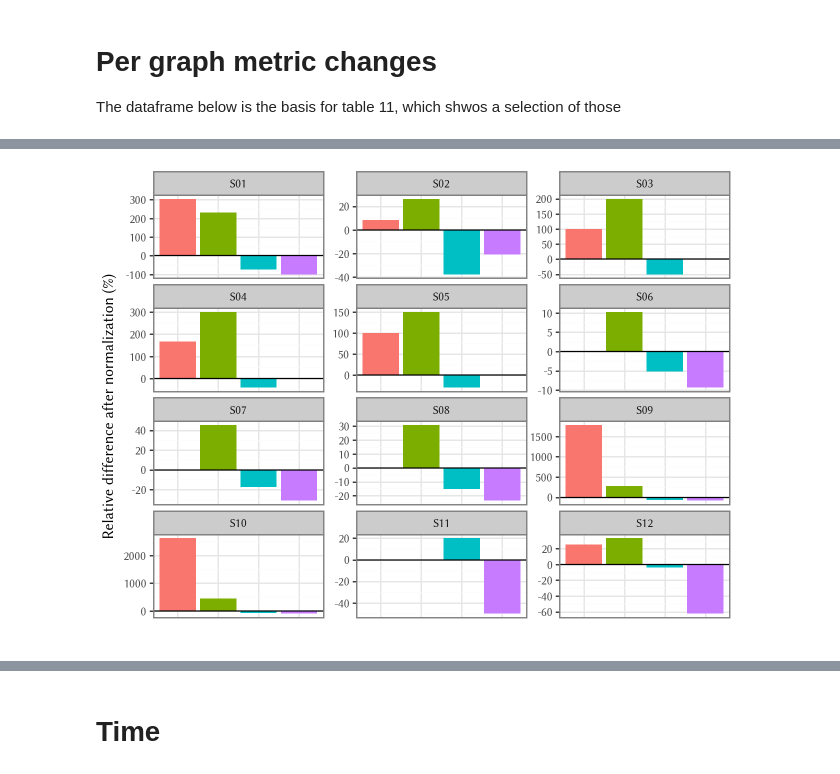
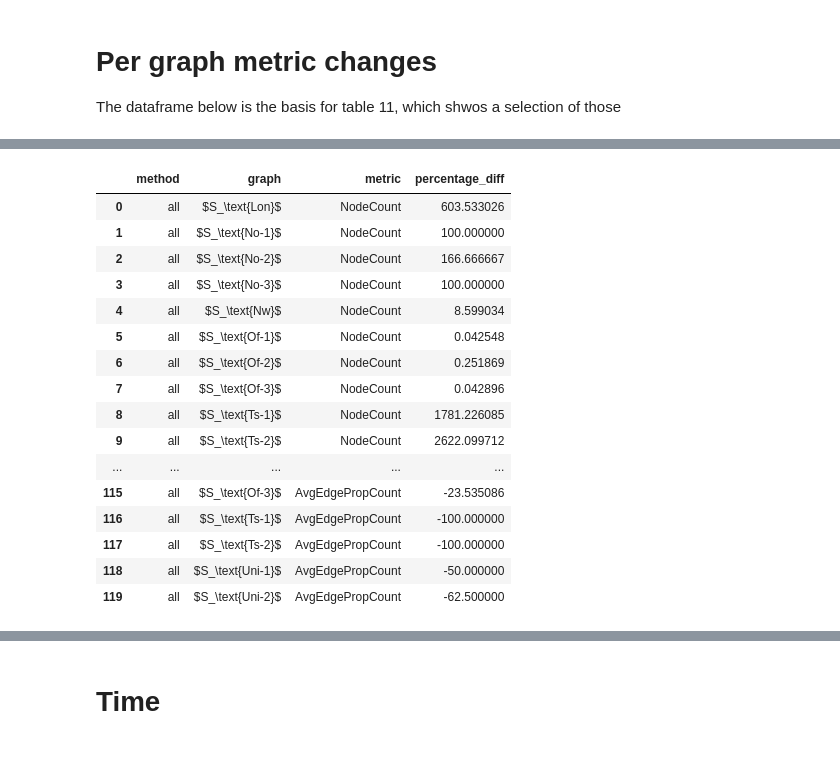
Before and after one commit to dmki-tuwien/lpg-normalization, a Jupyter notebook: evaluation_tables_and_figures.ipynb, the cells around one changed output, grey strips where cells are left out. Cells and saved outputs as stored; diff of their text form; code cells hidden in the pictures.

```diff
--- a/evaluation_tables_and_figures.ipynb
+++ b/evaluation_tables_and_figures.ipynb
@@ -112,37 +136,51 @@ plot_df
 144 rows × 4 columns
 # %%
-method_order = (
-    plot_df.groupby('method')['percentage_diff']
-    .mean()
-    .sort_values(ascending=True)
-    .index.tolist()
-)
-#plot_df['method'] = pd.Categorical(plot_df['method'], categories=method_order, ordered=True)
-plot_df["graph"] = plot_df["graph"].str.slice(0,3)
+plot_df["metric"] = plot_df["metric"].str.slice(8,)
+
+plot_df["percentage_diff"] = plot_df["percentage_diff"].fillna(0)
 plot1_df=plot_df[(plot_df["method"]=="all")]
-plot2_df=plot_df[(plot_df["method"]=="edge-left") & ((plot_df["graph"].str.contains("S01")) | (plot_df["graph"].str.contains("S10")) | (plot_df["graph"].str.contains("S09")))]
-plot3_df=plot_df[(plot_df["method"]=="node-left") & ((plot_df["graph"].str.contains("S01")) | (plot_df["graph"].str.contains("S10")) | (plot_df["graph"].str.contains("S09")))]
+plot2_df=plot_df[(plot_df["method"]=="edge-left") & ((plot_df["graph"].str.contains("Lon")) | (plot_df["graph"].str.contains("Ts-")))]
+plot3_df=plot_df[(plot_df["method"]=="node-left") & ((plot_df["graph"].str.contains("Lon")) | (plot_df["graph"].str.contains("Ts-")))]
+
+plot1_df
+# %% [output]
+|  | method | graph | metric | percentage_diff |
+| 0 | all | $S_\text{Lon}$ | NodeCount | 603.533026 |
+| 1 | all | $S_\text{No-1}$ | NodeCount | 100.000000 |
+| 2 | all | $S_\text{No-2}$ | NodeCount | 166.666667 |
+| 3 | all | $S_\text{No-3}$ | NodeCount | 100.000000 |
+| 4 | all | $S_\text{Nw}$ | NodeCount | 8.599034 |
+| 5 | all | $S_\text{Of-1}$ | NodeCount | 0.042548 |
+| 6 | all | $S_\text{Of-2}$ | NodeCount | 0.251869 |
+| 7 | all | $S_\text{Of-3}$ | NodeCount | 0.042896 |
+| 8 | all | $S_\text{Ts-1}$ | NodeCount | 1781.226085 |
+| 9 | all | $S_\text{Ts-2}$ | NodeCount | 2622.099712 |
+| ... | ... | ... | ... | ... |
+| 115 | all | $S_\text{Of-3}$ | AvgEdgePropCount | -23.535086 |
+| 116 | all | $S_\text{Ts-1}$ | AvgEdgePropCount | -100.000000 |
+| 117 | all | $S_\text{Ts-2}$ | AvgEdgePropCount | -100.000000 |
+| 118 | all | $S_\text{Uni-1}$ | AvgEdgePropCount | -50.000000 |
+| 119 | all | $S_\text{Uni-2}$ | AvgEdgePropCount | -62.500000 |
 # %%
 plot1 = (
-    ggplot(plot1_df, aes(x='metric', y='percentage_diff', fill='metric'))
-    + geom_col()
+    ggplot(plot1_df, aes(x='graph', y='percentage_diff', fill='metric'))
+    + geom_col(color="black", position='dodge', width=0.5)
     + geom_hline(yintercept=0, color="black")
-    + facet_wrap('graph', scales='free_y', ncol=3)
+    + scale_fill_grey(start=0.9, end=0.3)
+    + scale_y_continuous(trans="symlog", limits=(-100,3000))
+    + facet_wrap('metric', scales='free_y', ncol=1)
     + labs(
-   #     subtitle="0% represents the denormalized baseline",
-        y="Relative difference after normalization (%)",
+        y="Percentual change to the per-graph metrics on a logarithmic scale (%)",
         x=" ",
         fill="Statistic"
     )
     + theme_bw()
     + theme(text=element_text(family='Libertinus Sans'),
             plot_background=element_rect(fill='white'),
-            axis_text_x=element_blank(),
+            axis_title_x=element_blank(),
             axis_ticks_major_x=element_blank(),
             legend_position='none')
 )
-plot1.show()
+plot1.save("out/fig7a-changes-all.pdf", width=12, height=12, units="cm")
-# %% [output]
-[figure, removed]
 # %%
 plot2 = (
```
Also changed, not shown: parts of 16 cells of this notebook.
